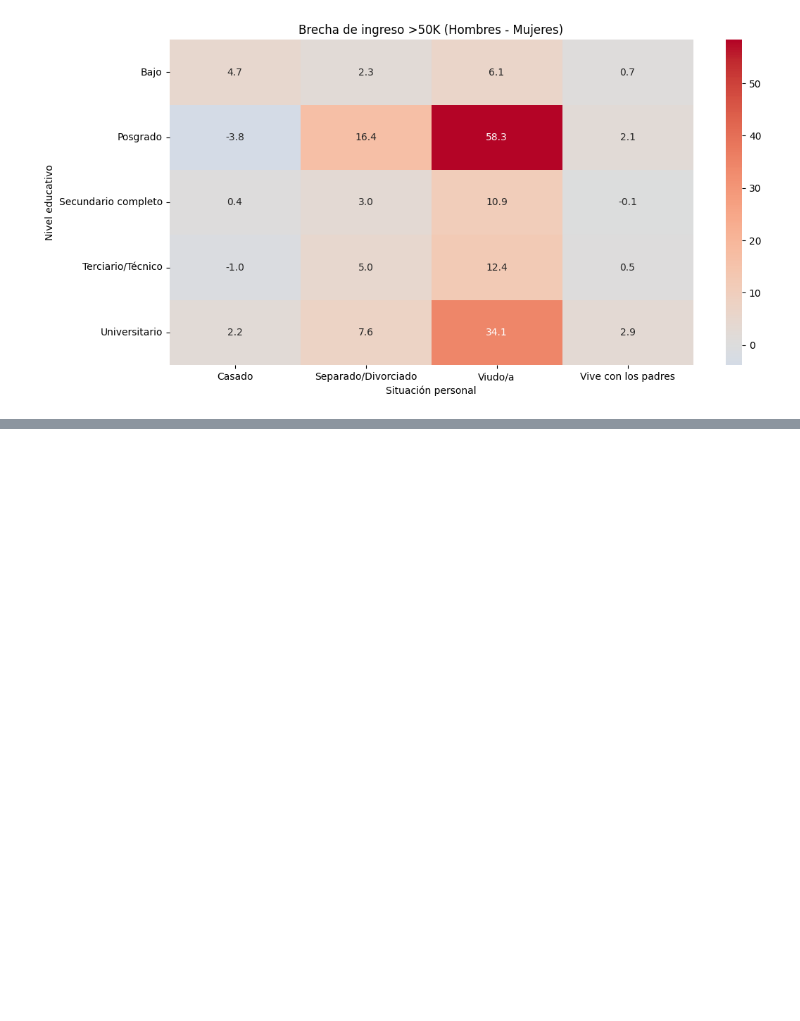
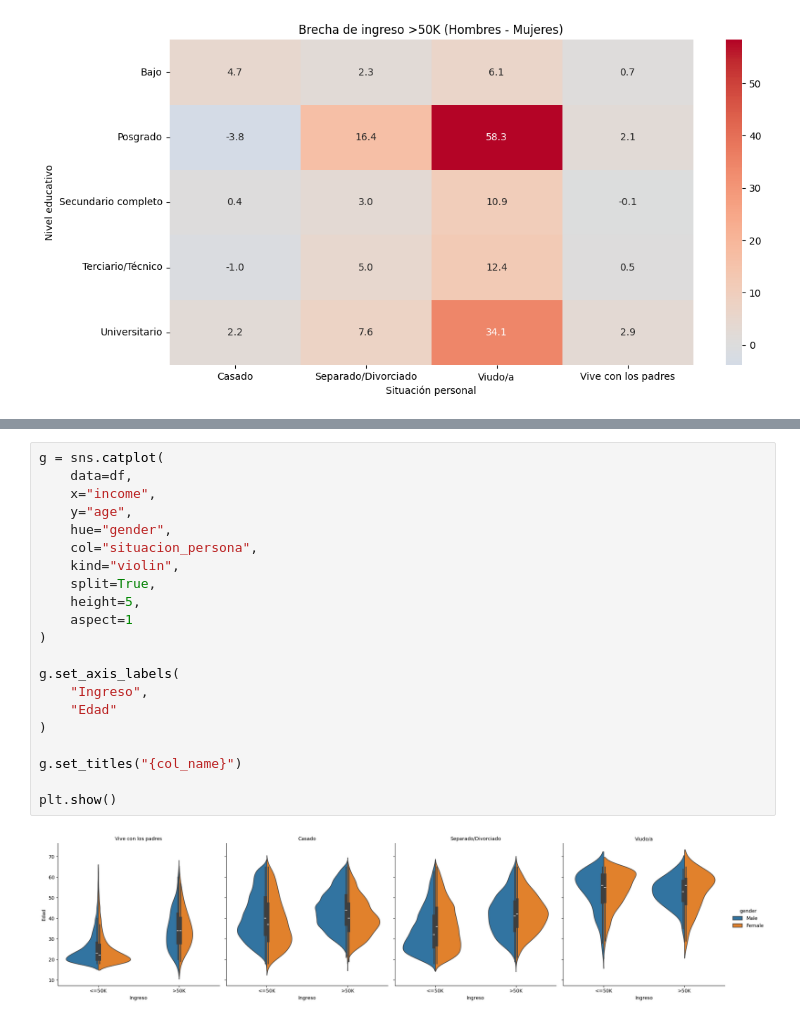
Before and after one commit to miqaapz98/IAA_2026, a Jupyter notebook: TP2_IAA.ipynb, the cells around one changed output, grey strips where cells are left out. Saved outputs shown, nothing was run; the diff lists cells and outputs as text; blank space fills up the shorter version.

```diff
--- a/TP2_IAA.ipynb
+++ b/TP2_IAA.ipynb
@@ -693,0 +1072,23 @@ plt.show()
+# %%
+g = sns.catplot(
+    data=df,
+    x="income",
+    y="age",
+    hue="gender",
+    col="situacion_persona",
+    kind="violin",
+    split=True,
+    height=5,
+    aspect=1
+)
+
+g.set_axis_labels(
+    "Ingreso",
+    "Edad"
+)
+
+g.set_titles("{col_name}")
+
+plt.show()
+# %% [output]
+[figure, added]
```
Also changed, not shown: parts of 6 cells of this notebook.
